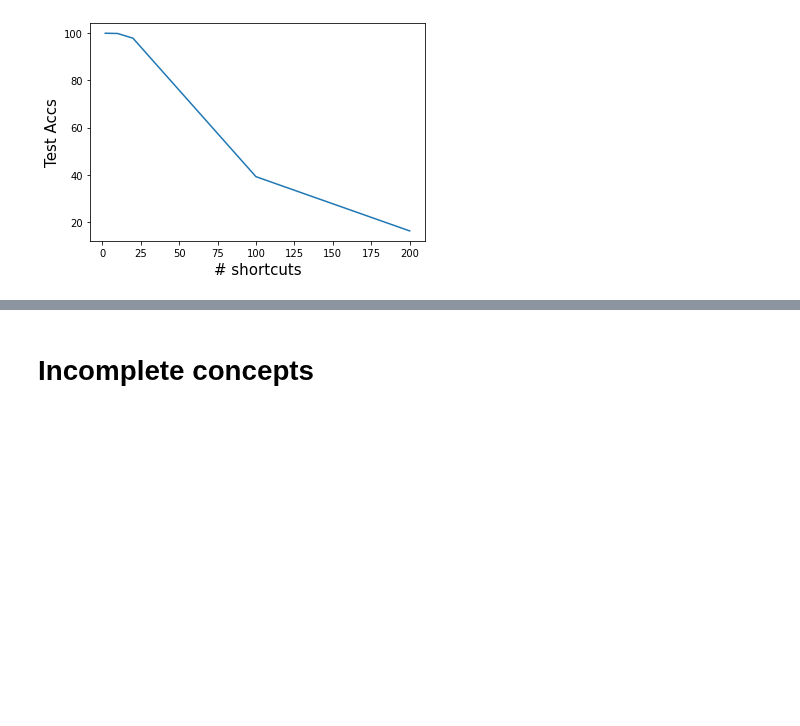
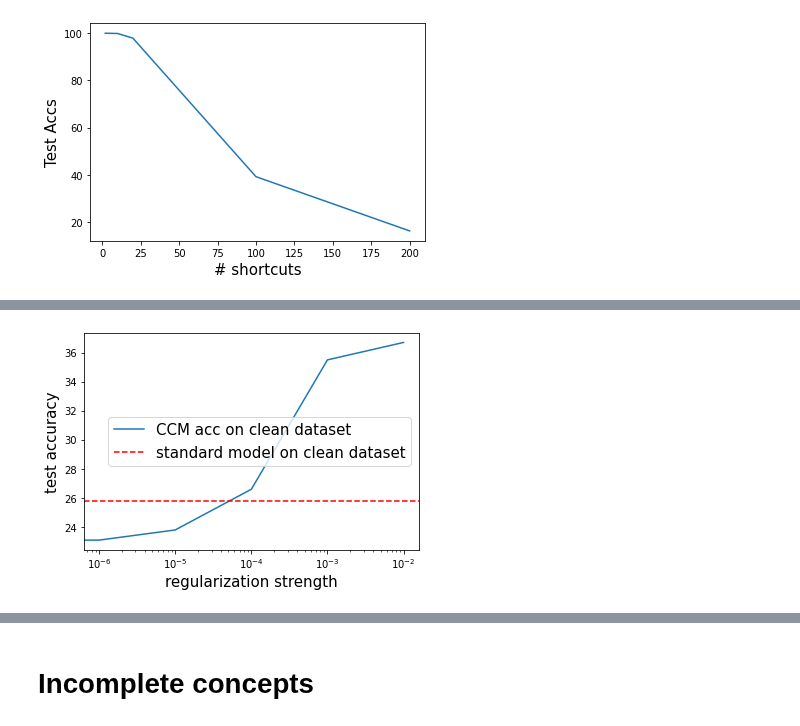
Before and after one commit to nathanwang000/ConceptCredibleModel, a Jupyter notebook: notebooks/birds_standard.ipynb, the cells around one changed output, grey strips where cells are left out. Saved outputs shown, nothing was run; the diff lists cells and outputs as text; code cells hidden in the pictures; blank space fills up the shorter version.

```diff
--- a/notebooks/birds_standard.ipynb
+++ b/notebooks/birds_standard.ipynb
@@ -279,0 +373,11 @@ plt.show()
+# %%
+# plt.semilogx(alphas, biasAccs, label='CCM acc on biased dataset')
+plt.semilogx(alphas, cleanAccs, label='CCM acc on clean dataset')
+plt.axhline(25.8, ls='--', color='red', label='standard model on clean dataset')
+# plt.axhline(72.0, ls='--', color='orange', label='CBM')
+plt.legend(fontsize=15)
+plt.xlabel('regularization strength', fontsize=15)
+plt.ylabel('test accuracy', fontsize=15)
+plt.show()
+# %% [output]
+[figure, added]
```
Also changed, not shown: parts of 12 cells of this notebook, 2 other files.
